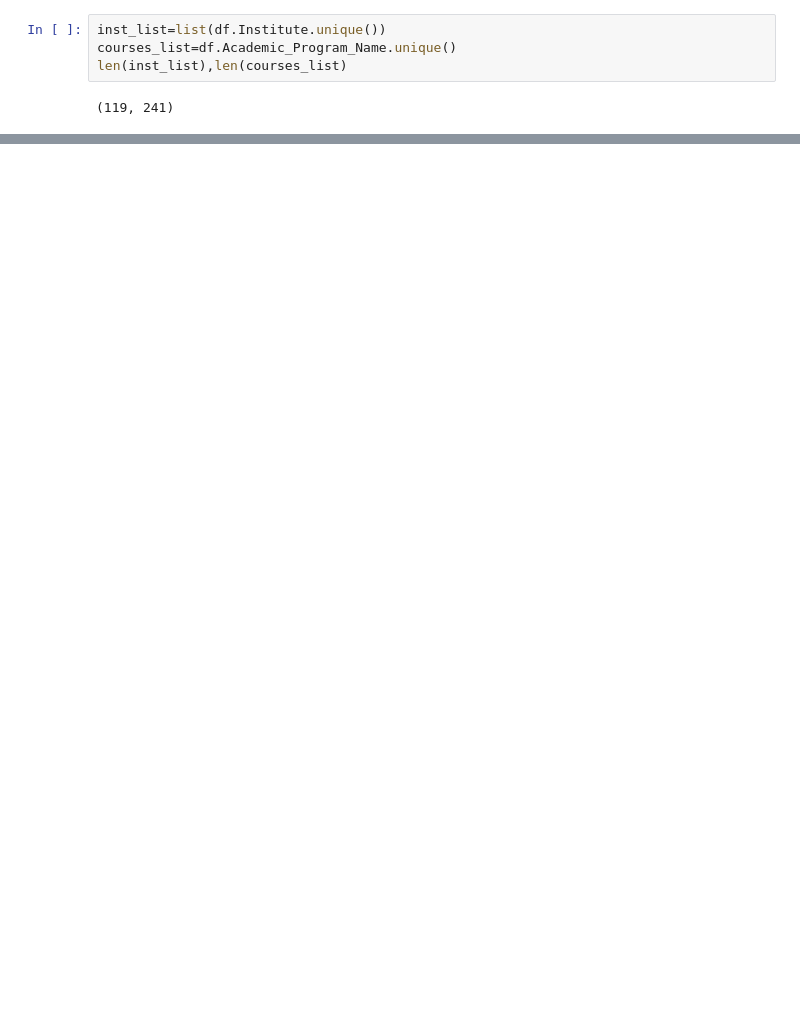
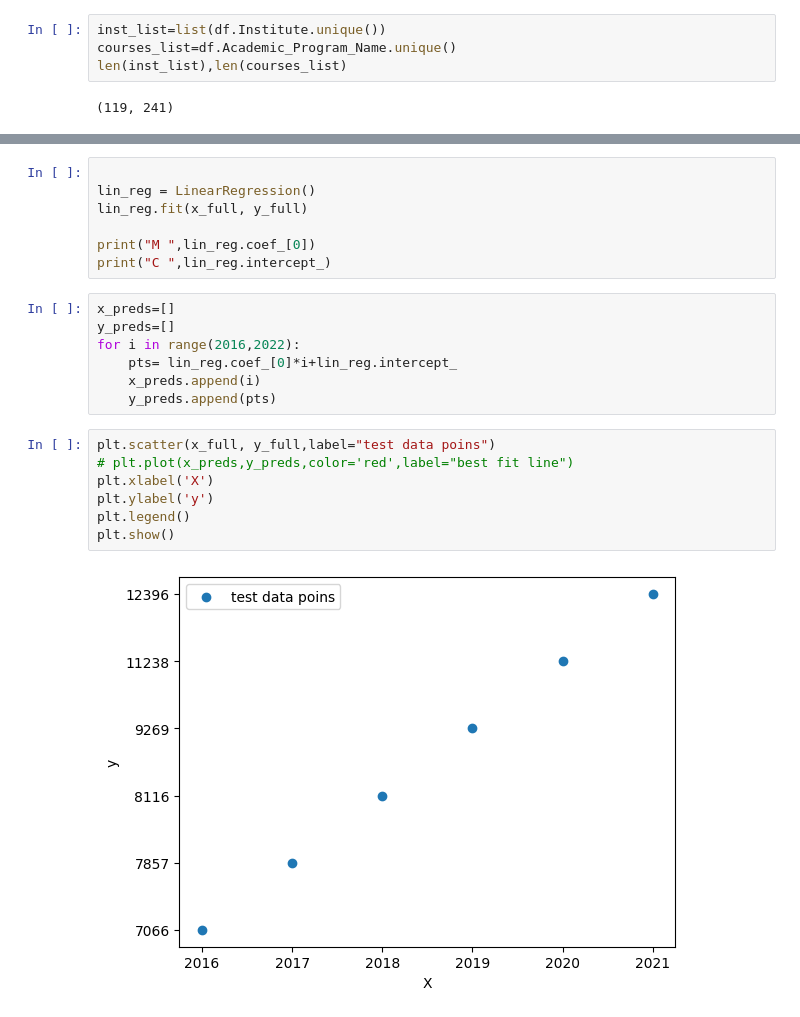
Before and after one commit to Lohith-Loke/college_predictor, a Jupyter notebook: file.ipynb, the cells around one changed output, grey strips where cells are left out. Cells and saved outputs as stored; diff of their text form; blank space fills up the shorter version.

```diff
--- a/file.ipynb
+++ b/file.ipynb
@@ -47,0 +115,23 @@ temp
+# %%
+
+lin_reg = LinearRegression()
+lin_reg.fit(x_full, y_full)
+
+print("M ",lin_reg.coef_[0])
+print("C ",lin_reg.intercept_)
+# %%
+x_preds=[]
+y_preds=[]
+for i in range(2016,2022):
+    pts= lin_reg.coef_[0]*i+lin_reg.intercept_
+    x_preds.append(i)
+    y_preds.append(pts)
+# %%
+plt.scatter(x_full, y_full,label="test data poins")
+# plt.plot(x_preds,y_preds,color='red',label="best fit line")
+plt.xlabel('X')
+plt.ylabel('y')
+plt.legend()
+plt.show()
+# %% [output]
+[figure, added]
```
Also changed, not shown: parts of 23 cells of this notebook, 4 other files.
